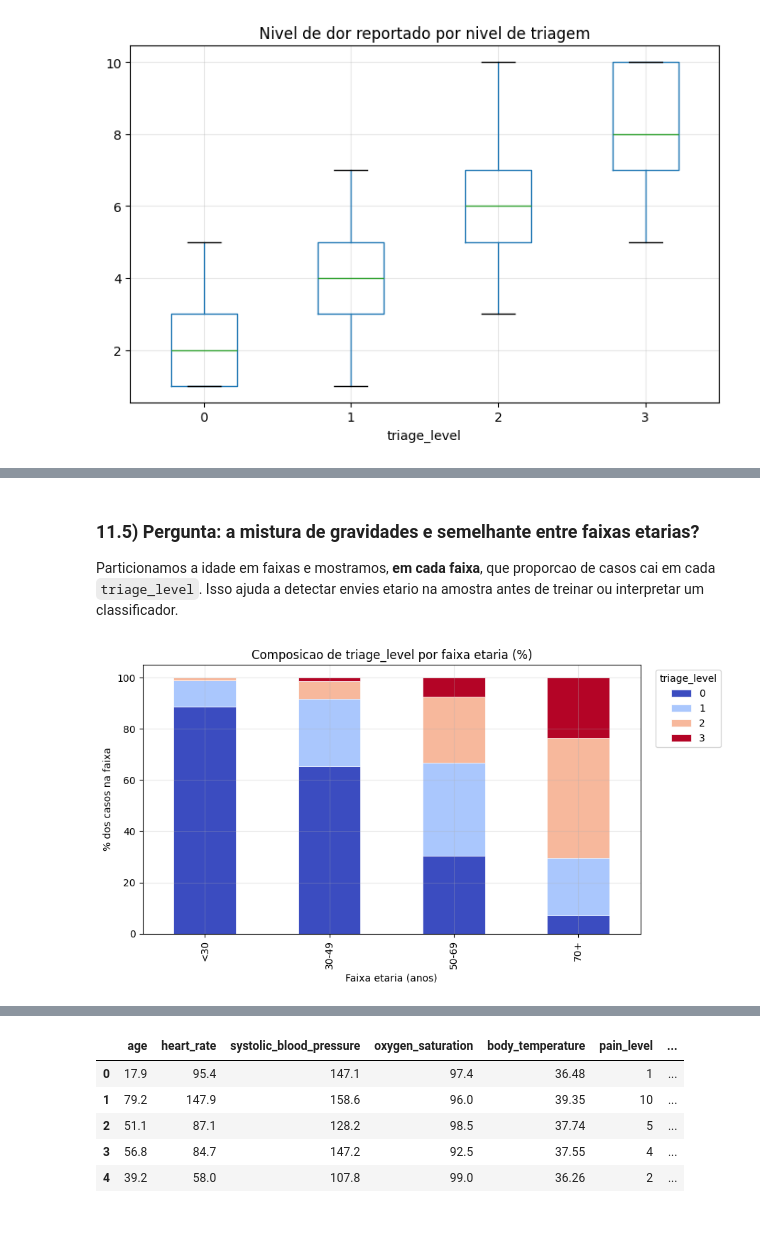
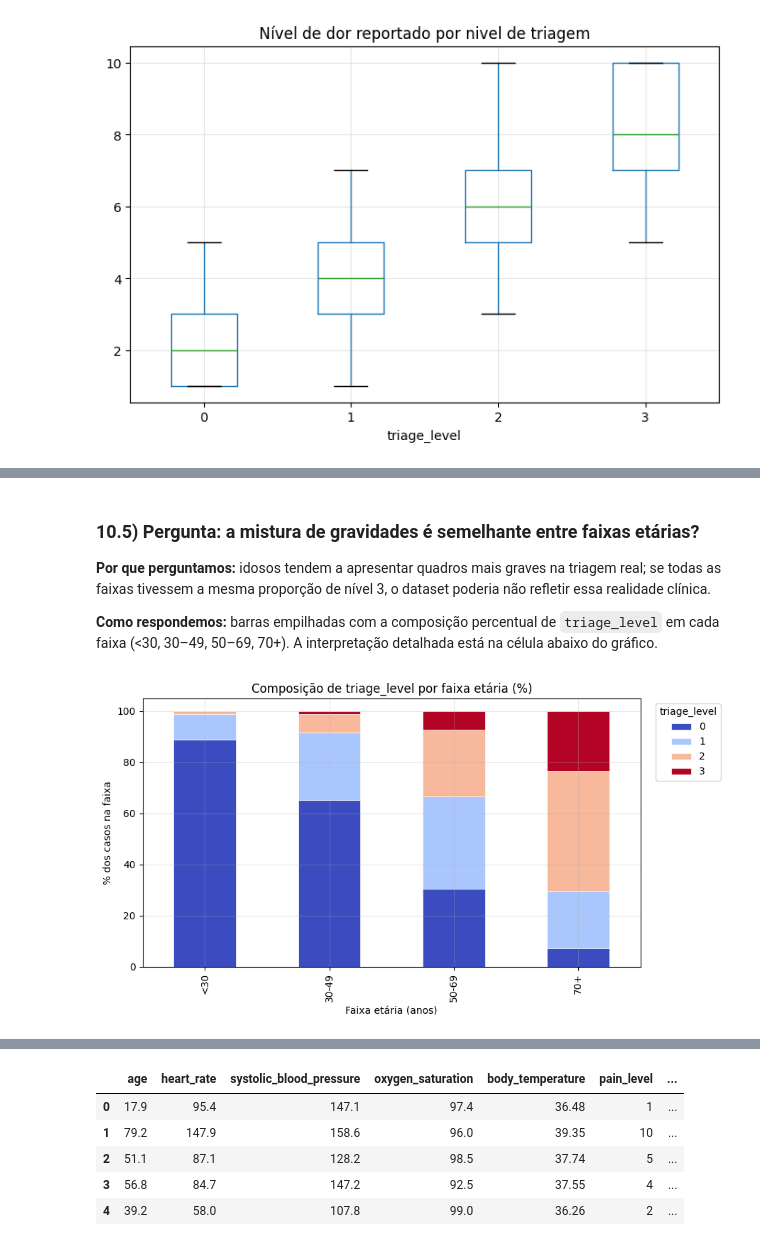
Before and after one commit to KelvinRgnz/Tech-Challenge-FIAP, a Jupyter notebook: nootebook/data_triagem.ipynb, the cells around one changed output, grey strips where cells are left out. Cells and saved outputs as stored; diff of their text form; code cells hidden in the pictures.

```diff
--- a/nootebook/data_triagem.ipynb
+++ b/nootebook/data_triagem.ipynb
@@ -443,23 +588,25 @@ plt.show()
 # %% [markdown]
-### 11.5) Pergunta: a mistura de gravidades e semelhante entre faixas etarias?
+### 10.5) Pergunta: a mistura de gravidades é semelhante entre faixas etárias?
 
-Particionamos a idade em faixas e mostramos, **em cada faixa**, que proporcao de casos cai em cada `triage_level`. Isso ajuda a detectar envies etario na amostra antes de treinar ou interpretar um classificador.
+**Por que perguntamos:** idosos tendem a apresentar quadros mais graves na triagem real; se todas as faixas tivessem a mesma proporção de nível 3, o dataset poderia não refletir essa realidade clínica.
+
+**Como respondemos:** barras empilhadas com a composição percentual de `triage_level` em cada faixa (<30, 30–49, 50–69, 70+). A interpretação detalhada está na célula abaixo do gráfico.
 # %%
 age_group = pd.cut(
     df["age"],
     bins=[0, 30, 50, 70, 200],
     labels=["<30", "30-49", "50-69", "70+"],
     include_lowest=True,
 )
 ct_age = pd.crosstab(age_group, df["triage_level"], normalize="index") * 100
 
 fig, ax = plt.subplots(figsize=(9, 5))
 ct_age.plot(kind="bar", stacked=True, ax=ax, colormap="coolwarm", edgecolor="white", linewidth=0.5)
-ax.set_title("Composicao de triage_level por faixa etaria (%)")
-ax.set_xlabel("Faixa etaria (anos)")
+ax.set_title("Composição de triage_level por faixa etária (%)")
+ax.set_xlabel("Faixa etária (anos)")
 ax.set_ylabel("% dos casos na faixa")
 ax.legend(title="triage_level", bbox_to_anchor=(1.02, 1), loc="upper left")
 plt.tight_layout()
 plt.show()
 # %% [output]
-[figure, old version]
+[figure, new version]
```
Also changed, not shown: parts of 60 cells of this notebook, 3 other files.
